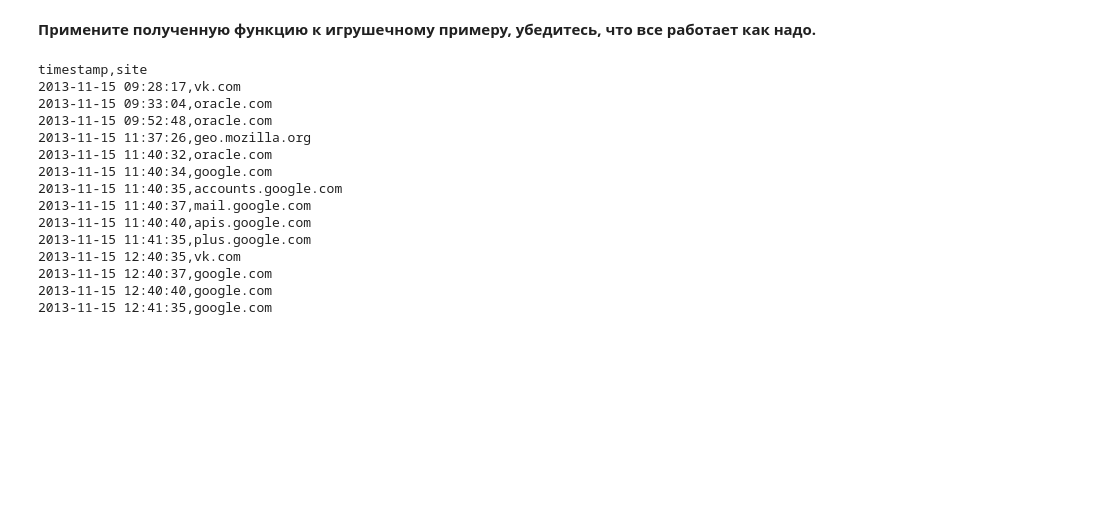
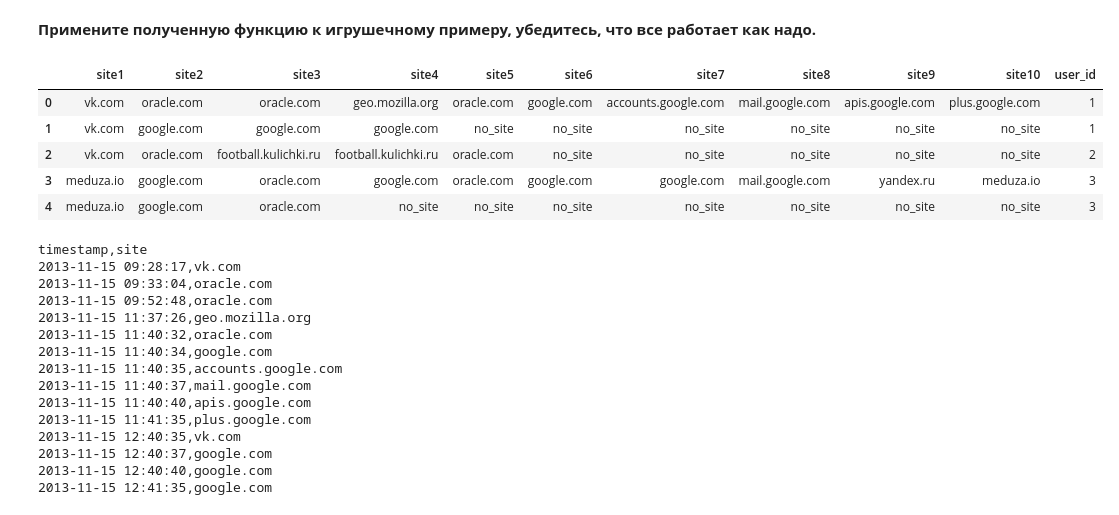
Before and after one commit to armavox/mldaspec, a Jupyter notebook: capstone/project_alice/week1_prepare_dataset.ipynb, the cells around one changed output. Saved outputs shown, nothing was run; the diff lists cells and outputs as text; code cells hidden in the pictures; blank space fills up the shorter version.

```diff
--- a/capstone/project_alice/week1_prepare_dataset.ipynb
+++ b/capstone/project_alice/week1_prepare_dataset.ipynb
@@ -274,5 +422,18 @@ def prepare_train_set(path_to_csv_files, session_length=10):
 # %% [markdown]
 **Примените полученную функцию к игрушечному примеру, убедитесь, что все работает как надо.**
+# %%
+_, inds_dict = prepare_sites_dict('data/3users', refresh=True)
+toy_df, _ = prepare_train_set('data/3users', refresh_dict=True)
+# %%
+toy_df[list(set(toy_df.columns) - set(['user_id']))] = toy_df[list(set(toy_df.columns) - set(['user_id']))].applymap(lambda x: inds_dict[x])
+toy_df
+# %% [output]
+|  | site1 | site2 | site3 | site4 | site5 | site6 | site7 | site8 | site9 | site10 | user_id |
+| 0 | vk.com | oracle.com | oracle.com | geo.mozilla.org | oracle.com | google.com | accounts.google.com | mail.google.com | apis.google.com | plus.google.com | 1 |
+| 1 | vk.com | google.com | google.com | google.com | no_site | no_site | no_site | no_site | no_site | no_site | 1 |
+| 2 | vk.com | oracle.com | football.kulichki.ru | football.kulichki.ru | oracle.com | no_site | no_site | no_site | no_site | no_site | 2 |
+| 3 | meduza.io | google.com | oracle.com | google.com | oracle.com | google.com | google.com | mail.google.com | yandex.ru | meduza.io | 3 |
+| 4 | meduza.io | google.com | oracle.com | no_site | no_site | no_site | no_site | no_site | no_site | no_site | 3 |
 # %%
 !cat $PATH_TO_DATA/3users/user0001.csv
 # %% [output]
```
Also changed, not shown: parts of 26 cells of this notebook, 4 other files.
